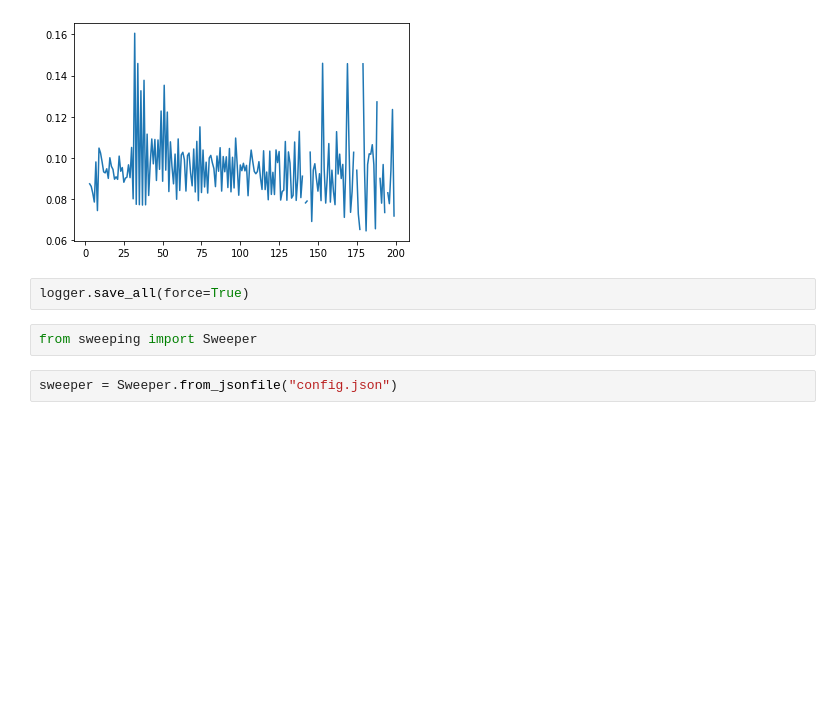
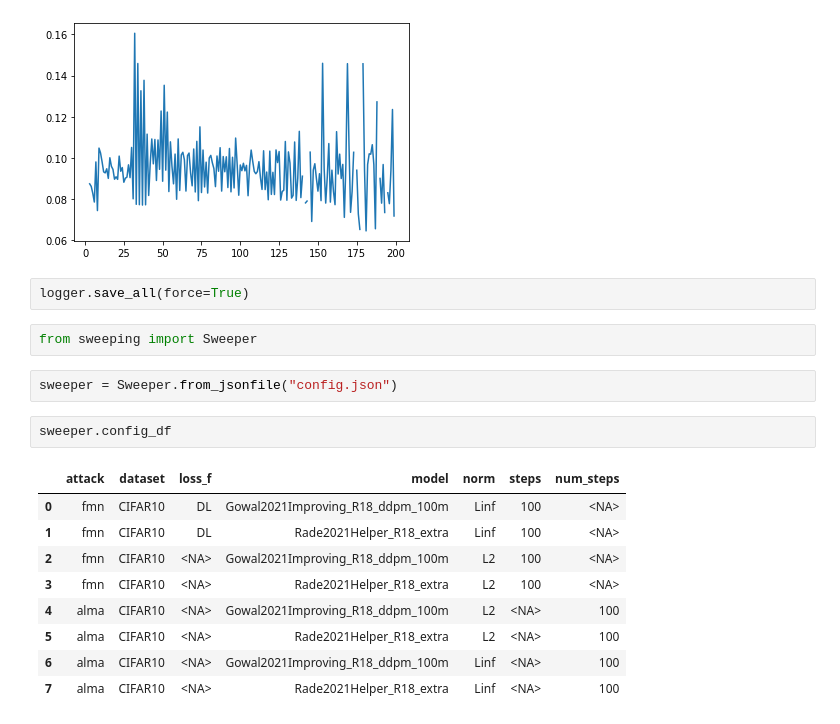
Before and after one commit to michal-stary/adversarial-ml-comparison, a Jupyter notebook: src/Test_advlib.ipynb, the cells around one changed output. Drawn from its saved outputs; the diff is of its cells as text; blank space fills up the shorter version.

Commit message:
debug sweeper

```diff
--- a/src/Test_advlib.ipynb
+++ b/src/Test_advlib.ipynb
@@ -119,6 +119,18 @@ logger.save_all(force=True)
 from sweeping import Sweeper
 # %%
 sweeper = Sweeper.from_jsonfile("config.json")
+# %%
+sweeper.config_df
+# %% [output]
+|  | attack | dataset | loss_f | model | norm | steps | num_steps |
+| 0 | fmn | CIFAR10 | DL | Gowal2021Improving_R18_ddpm_100m | Linf | 100 | <NA> |
+| 1 | fmn | CIFAR10 | DL | Rade2021Helper_R18_extra | Linf | 100 | <NA> |
+| 2 | fmn | CIFAR10 | <NA> | Gowal2021Improving_R18_ddpm_100m | L2 | 100 | <NA> |
+| 3 | fmn | CIFAR10 | <NA> | Rade2021Helper_R18_extra | L2 | 100 | <NA> |
+| 4 | alma | CIFAR10 | <NA> | Gowal2021Improving_R18_ddpm_100m | L2 | <NA> | 100 |
+| 5 | alma | CIFAR10 | <NA> | Rade2021Helper_R18_extra | L2 | <NA> | 100 |
+| 6 | alma | CIFAR10 | <NA> | Gowal2021Improving_R18_ddpm_100m | Linf | <NA> | 100 |
+| 7 | alma | CIFAR10 | <NA> | Rade2021Helper_R18_extra | Linf | <NA> | 100 |
 # %%
 sweeper.sweep()
 # %% [output]
```
Also changed, not shown: parts of 1 cell of this notebook, 2 other files.
